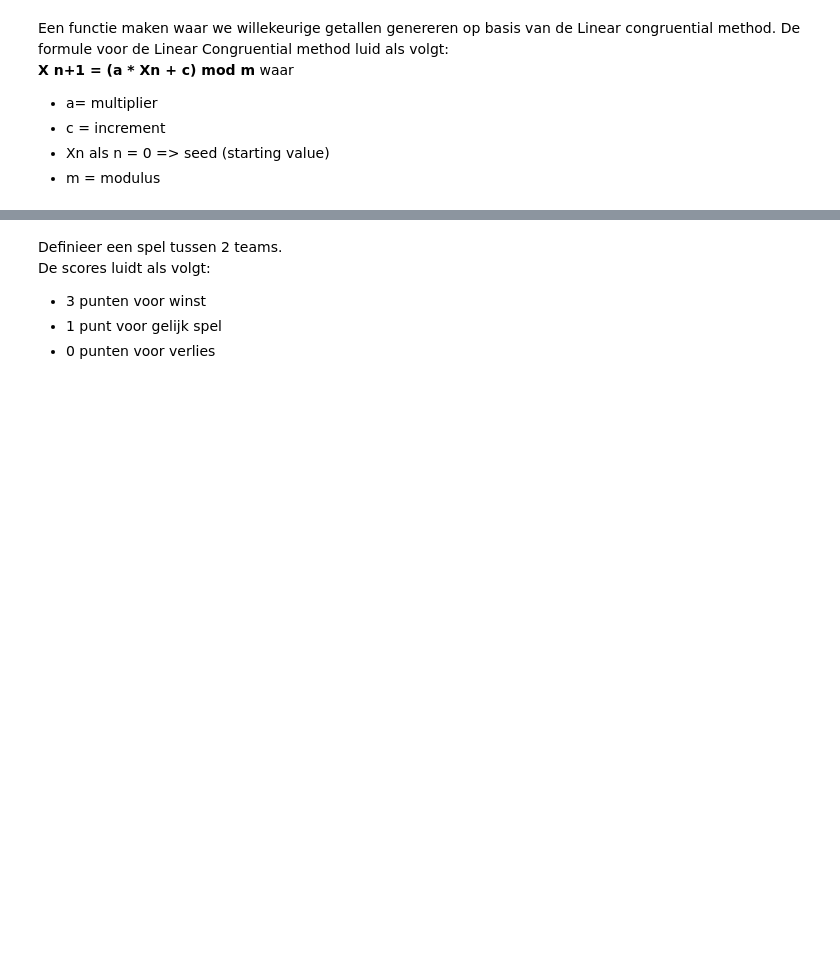
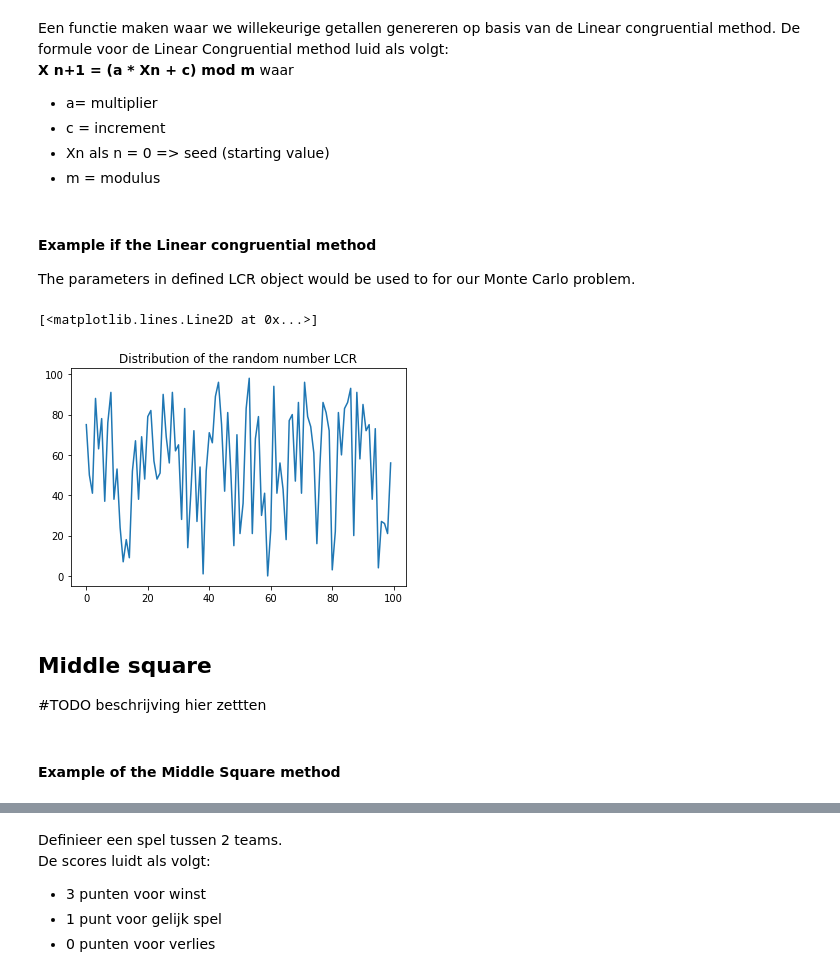
Before and after one commit to AmaryllisLee/Summatieve-opdrachten, a Jupyter notebook: FA2/Final_Assignment_Voorspellen_Monte_Carlo.ipynb, the cells around one changed output, grey strips where cells are left out. Cells and saved outputs as stored; diff of their text form; code cells hidden in the pictures; blank space fills up the shorter version.

```diff
--- a/FA2/Final_Assignment_Voorspellen_Monte_Carlo.ipynb
+++ b/FA2/Final_Assignment_Voorspellen_Monte_Carlo.ipynb
@@ -40,14 +33,20 @@ class LCR:
 
     def random_number_generator(self):
         "Generating a random number using linear congruential method "
-    #     x=[seed] # list containing n random generated numbers
-        x_next = (self.a * self.seed + self.c) % self.m
-        self.seed = x_next
-        return x_next % 100
+        next_seed = (self.a * self.seed + self.c) % self.m
+        self.seed = next_seed
+        return next_seed % 100 # convert to number between 0 -99
+
+    def randdec(self):
+        "Convert generated randomn number in to a decimal number"
+        return self.random_number_generator()/100 # convert to number between 0 and 1
+# %% [markdown]
+#### Example if the Linear congruential method
+The parameters in defined LCR object would be used to for our Monte Carlo problem.
 # %%
-rn = LCR(1664525, 1013904223, 2 ** 32,  20200420162000)
+rng = LCR(1664525, 1013904223, 2 ** 32,  20200420162000)
 lst = []
 for i in range(100):
-    lst.append(rn.random_number_generator())
+    lst.append(rng.random_number_generator())
 # %%
 import matplotlib.pyplot as plt
@@ -57,0 +53,10 @@ plt.hist(lst)
+# %%
+plt.title("Distribution of the random number LCR") #TODO
+plt.plot(lst)
+# %% [output]
+[<matplotlib.lines.Line2D at 0x...>]
+[figure, added]
+# %% [markdown]
+## Middle square
+
+#TODO beschrijving hier zettten
@@ -57,0 +84,2 @@ plt.hist(lst)
+# %% [markdown]
+#### Example of the Middle Square method
```
Also changed, not shown: parts of 30 cells of this notebook.
